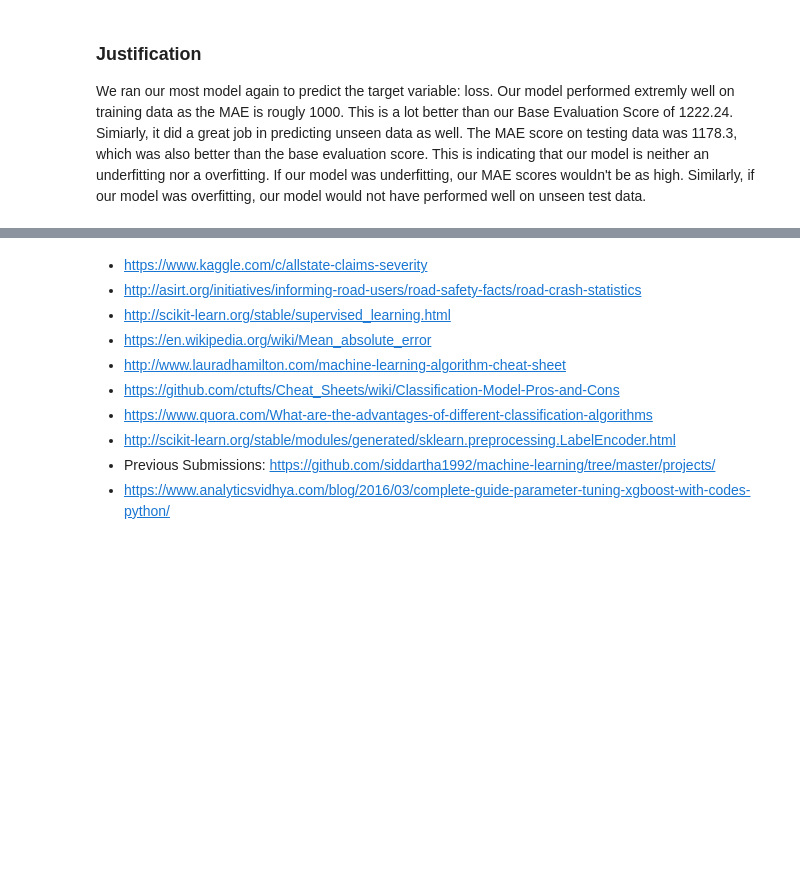
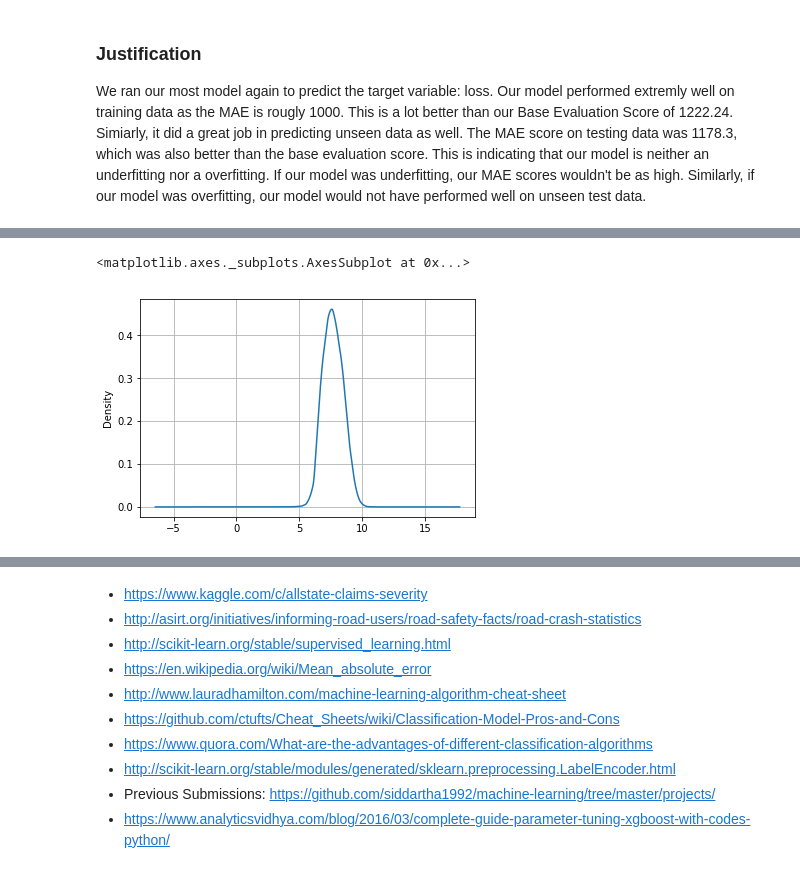
Before and after one commit to siddartha1992/machine-learning, a Jupyter notebook: projects/capstone/report.ipynb, the cells around one changed output, grey strips where cells are left out. Saved outputs shown, nothing was run; the diff lists cells and outputs as text; code cells hidden in the pictures; blank space fills up the shorter version.

```diff
--- a/projects/capstone/report.ipynb
+++ b/projects/capstone/report.ipynb
@@ -537,0 +540,5 @@ We ran our most model again to predict the target variable: loss. Our model perf
+# %%
+loss_log.plot.density(grid=True)
+# %% [output]
+<matplotlib.axes._subplots.AxesSubplot at 0x...>
+[figure, added]
```
Also changed, not shown: parts of 4 cells of this notebook, 1 other file.
